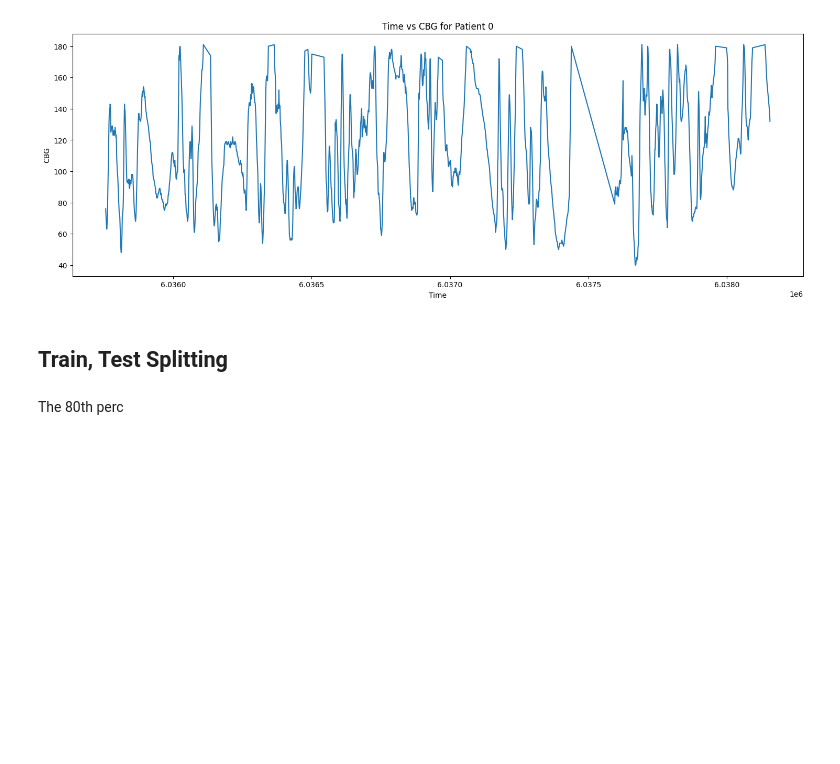
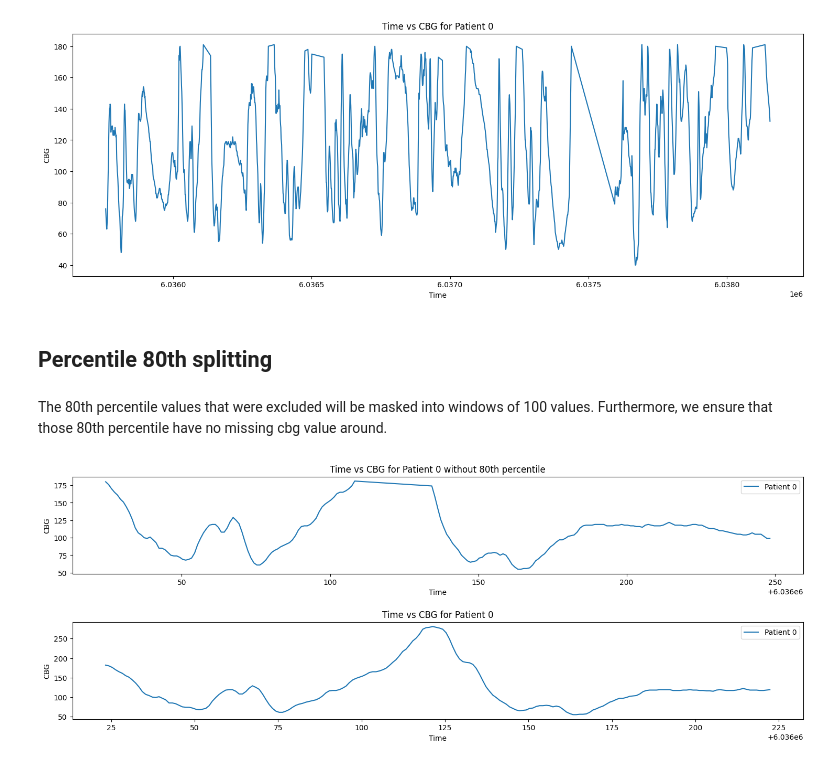
Before and after one commit to tudi72/2024_DIABETES_PROJECT, a Jupyter notebook: main.ipynb, the cells around one changed output. Cells and saved outputs as stored; diff of their text form; code cells hidden in the pictures; blank space fills up the shorter version.

```diff
--- a/main.ipynb
+++ b/main.ipynb
@@ -118,7 +131,30 @@ plt.ylabel("CBG")
 plt.show()
 # %% [output]
 [figure]
-# %% [markdown]
-<h2> Train, Test Splitting
-# %% [markdown]
-The 80th perc
+# %% [markdown]
+<h2> Percentile 80th splitting
+# %% [markdown]
+The 80th percentile values that were excluded will be masked into windows of 100 values. Furthermore, we ensure that those 80th percentile have no missing cbg value around.
+# %%
+masked_points = np.argwhere((train_patient0["cbg"]  >= percentile_80) & (train_patient0["missing_cbg"] == 0))
+
+random_point = masked_points.flatten()[0]
+# %%
+fig, (ax1, ax2) = plt.subplots(2, 1, figsize=(18, 6))
+plt.subplots_adjust(hspace=0.5)
+
+ax1.plot(percentile_80_patient0["5minute_intervals_timestamp"][random_point:random_point+200],percentile_80_patient0["cbg"][random_point:random_point+200],label="Patient 0")
+ax1.set_title(f'Time vs CBG for Patient 0 without 80th percentile')
+ax1.set_xlabel("Time")
+ax1.set_ylabel("CBG")
+ax1.legend()
+
+ax2.plot(train_patient0["5minute_intervals_timestamp"][random_point:random_point+200],train_patient0["cbg"][random_point:random_point+200],label="Patient 0")
+ax2.set_title(f'Time vs CBG for Patient 0')
+ax2.set_xlabel("Time")
+ax2.set_ylabel("CBG")
+ax2.legend()
+
+plt.show()
+# %% [output]
+[figure, added]
```
Also changed, not shown: parts of 34 cells of this notebook, 1 other file.
